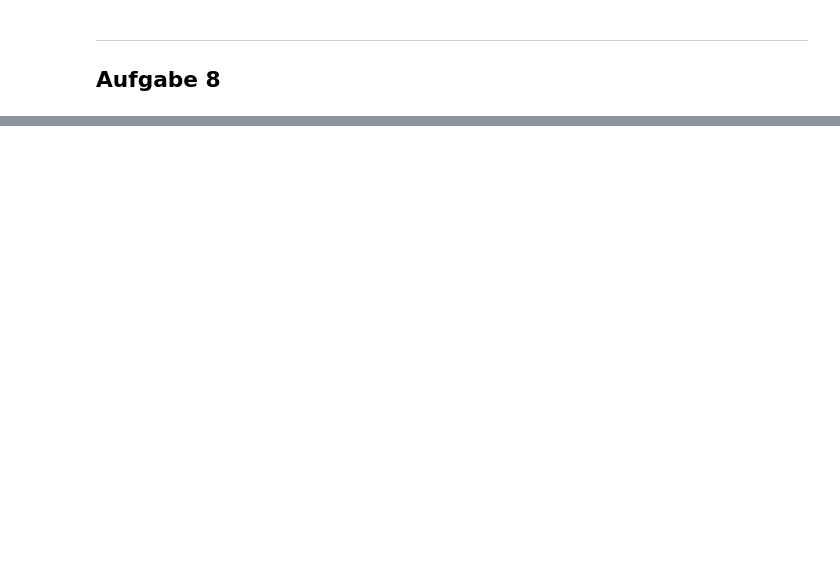
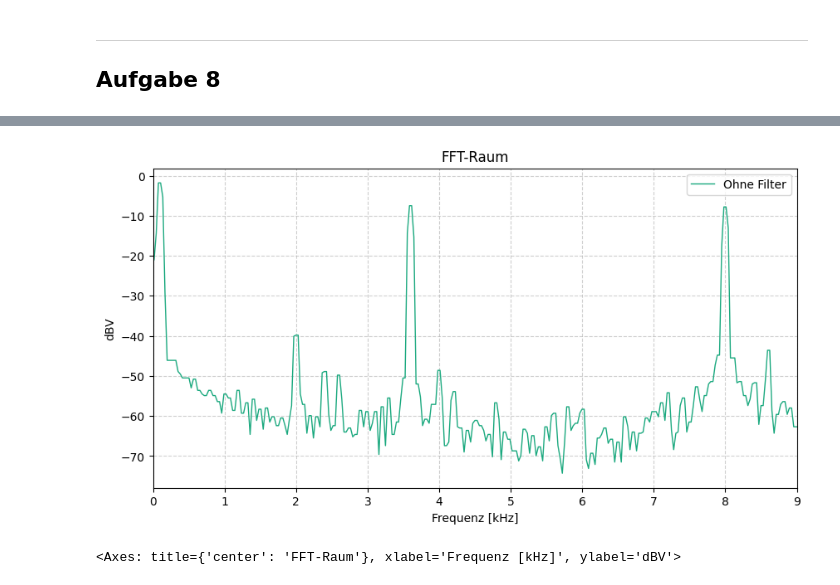
Before and after one commit to FinnZeumer/PAP-2, a Jupyter notebook: Versuche/241/Python/V241.ipynb, the cells around one changed output, grey strips where cells are left out. Drawn from its saved outputs; the diff is of its cells as text; code cells hidden in the pictures; blank space fills up the shorter version.

```diff
--- a/Versuche/241/Python/V241.ipynb
+++ b/Versuche/241/Python/V241.ipynb
@@ -1020,0 +1470,61 @@ Log Dek avg: 0.45 \pm 0.16
+# %%
+aufgabe = '8a'
+filename = "A8/FFT_Ohne-Filter.txt"
+
+# Read file
+with open(filename, "r") as f:
+    lines = f.readlines()
+
+blocks = []
+current_block = []
+
+for line in lines:
+    line = line.strip()
+
+    if not line:
+        continue
+
+    # Detect new block
+    if line.startswith("N"):
+        if current_block:
+            blocks.append(current_block)
+            current_block = []
+
+        current_block.append(line)
+
+    else:
+        current_block.append(line)
+
+if current_block:
+    blocks.append(current_block)
+
+# Convert to DataFrames
+dfs = []
+
+for block in blocks:
+    text = "\n".join(block)
+
+    df = pd.read_csv(
+        StringIO(text),
+        sep=r"\s+"
+    )
+
+    dfs.append(df)
+
+labels = [filter]
+
+plt.figure(figsize=(10,5))
+
+for i, df in enumerate(dfs):
+    plt.plot(
+        df["f/[kHz]"],
+        df["V/[dBV]"],
+        label=filter[i],
+        linewidth=1
+    )
+
+plt.xlim(0,9)
+pap.plot_me("FFT-Raum", "Frequenz [kHz]", "dBV", fr'{plt_save_folder}Frequenzgang_{aufgabe}.pdf')
+# %% [output]
+[figure, added]
+<Axes: title={'center': 'FFT-Raum'}, xlabel='Frequenz [kHz]', ylabel='dBV'>
```
Also changed, not shown: parts of 27 cells of this notebook, 29 other files.
